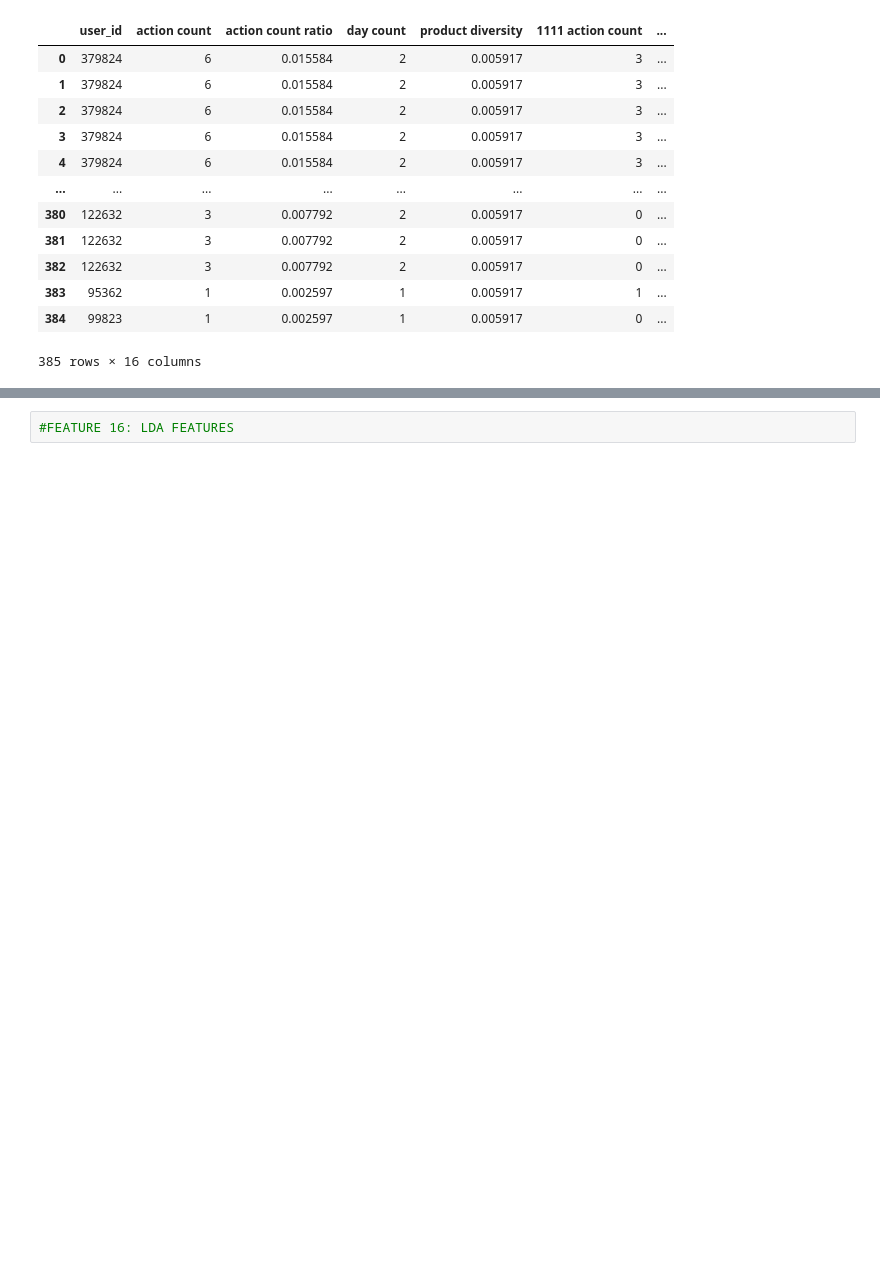
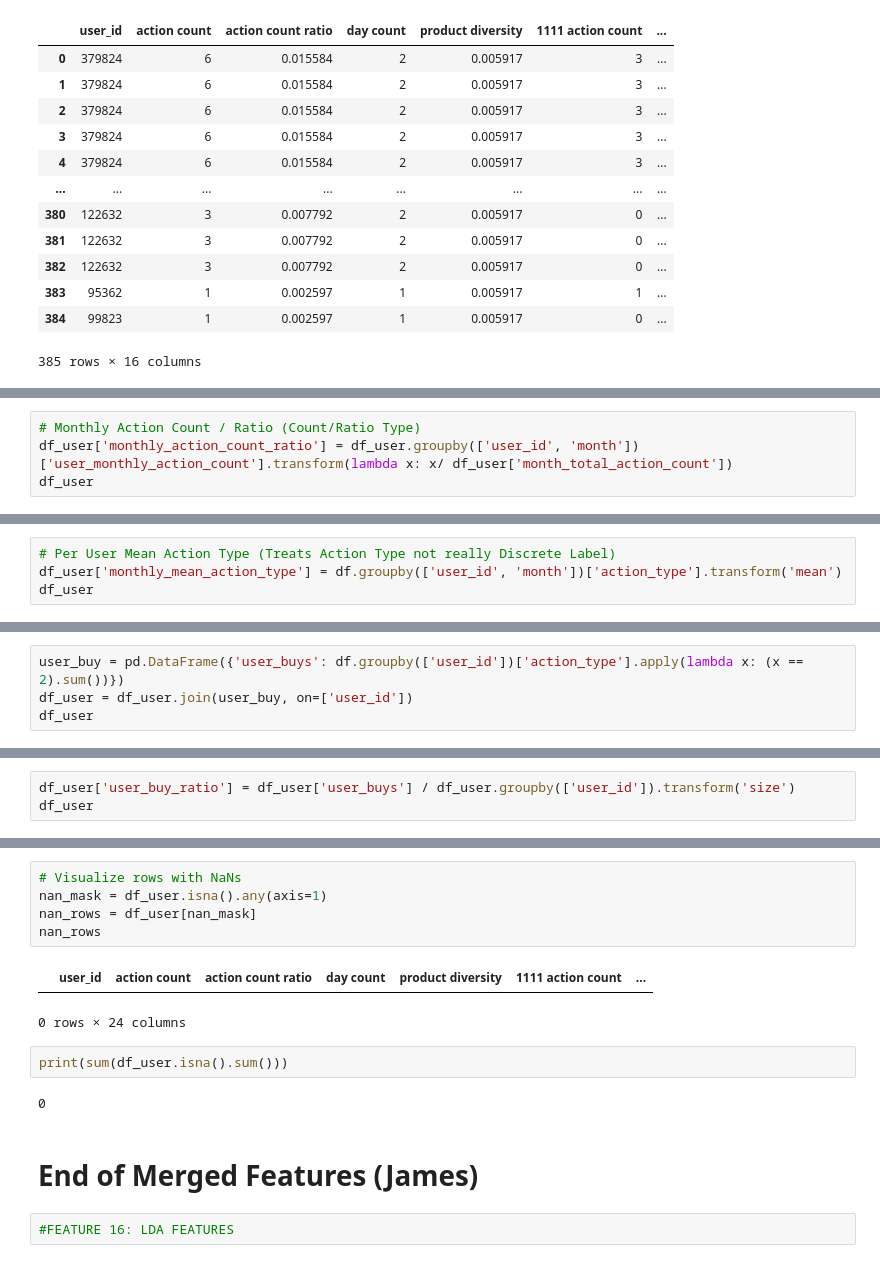
Before and after one commit to MrAlphalfa97/CECS_550, a Jupyter notebook: data_format1/User Profile.ipynb, the cells around one changed output, grey strips where cells are left out. Saved outputs shown, nothing was run; the diff lists cells and outputs as text; blank space fills up the shorter version.

```diff
--- a/data_format1/User Profile.ipynb
+++ b/data_format1/User Profile.ipynb
@@ -899,0 +955,4 @@ df_user
+# %%
+# Monthly Action Count / Ratio (Count/Ratio Type)
+df_user['monthly_action_count_ratio'] = df_user.groupby(['user_id', 'month'])['user_monthly_action_count'].transform(lambda x: x/ df_user['month_total_action_count'])
+df_user
@@ -899,0 +973,4 @@ df_user
+# %%
+# Per User Mean Action Type (Treats Action Type not really Discrete Label)
+df_user['monthly_mean_action_type'] = df.groupby(['user_id', 'month'])['action_type'].transform('mean')
+df_user
@@ -899,0 +993,4 @@ df_user
+# %%
+user_buy = pd.DataFrame({'user_buys': df.groupby(['user_id'])['action_type'].apply(lambda x: (x == 2).sum())})
+df_user = df_user.join(user_buy, on=['user_id'])
+df_user
@@ -899,0 +1013,3 @@ df_user
+# %%
+df_user['user_buy_ratio'] = df_user['user_buys'] / df_user.groupby(['user_id']).transform('size')
+df_user
@@ -900,3 +1030,17 @@ df_user
+# %%
+# Visualize rows with NaNs
+nan_mask = df_user.isna().any(axis=1)
+nan_rows = df_user[nan_mask]
+nan_rows
+# %% [output]
+|  | user_id | action count | action count ratio | day count | product diversity | 1111 action count | ... |
+0 rows × 24 columns
+# %%
+print(sum(df_user.isna().sum()))
+# %% [output]
+0
+# %% [markdown]
+# End of Merged Features (James)
 # %%
 #FEATURE 16: LDA FEATURES
 # %%
```
Also changed, not shown: parts of 15 cells of this notebook.
